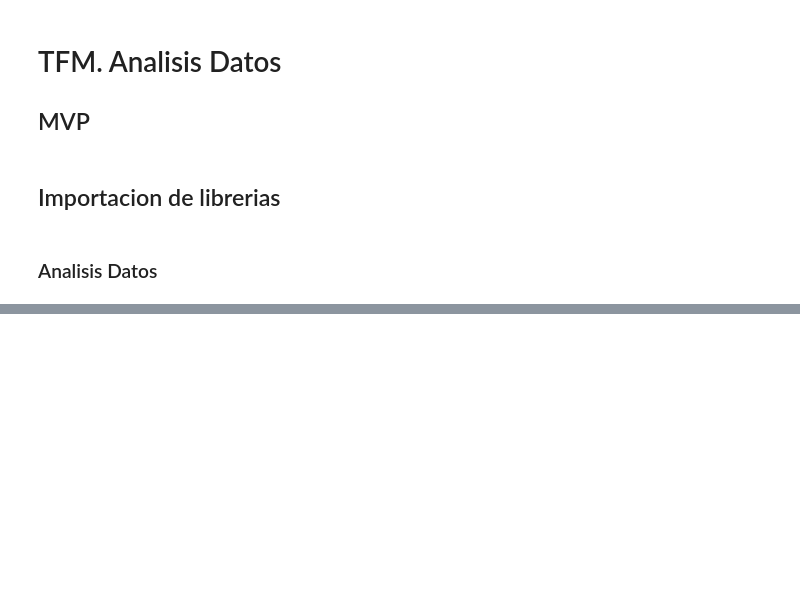
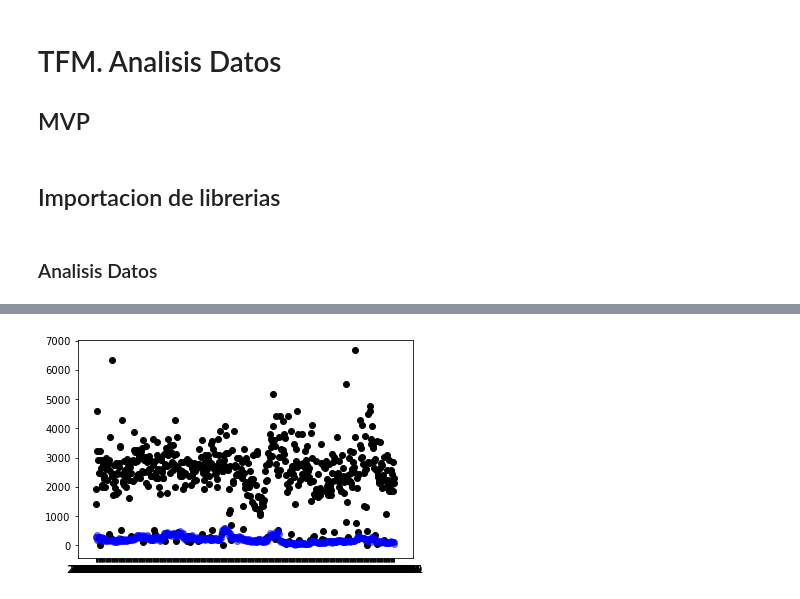
Before and after one commit to toniet/TFG, a Jupyter notebook: 3_newAnalisisData.ipynb, the cells around one changed output, grey strips where cells are left out. Drawn from its saved outputs; the diff is of its cells as text; code cells hidden in the pictures; blank space fills up the shorter version.

```diff
--- a/3_newAnalisisData.ipynb
+++ b/3_newAnalisisData.ipynb
@@ -44,3 +44,15 @@ df_explore.head()
+# %%
+x = np.array(df_explore['index'])
+#envios = np.array(df_explore['total'])
+llamadas = np.array(df_explore['dateCreacion'])
+
+envios = np.array(df_explore['total'])
+# %%
+#Xs, ys1, ys2 = normalizar(x, envios, llamadas)
+plt.scatter(x, envios, c='black')
+plt.scatter(x, llamadas, c='blue', alpha=.5);
+# %% [output]
+[figure, added]
 # %%
 df_explore[['dateCreacion','total']].corr()
 # %% [output]
```
Also changed, not shown: parts of 17 cells of this notebook, 3 other files.
